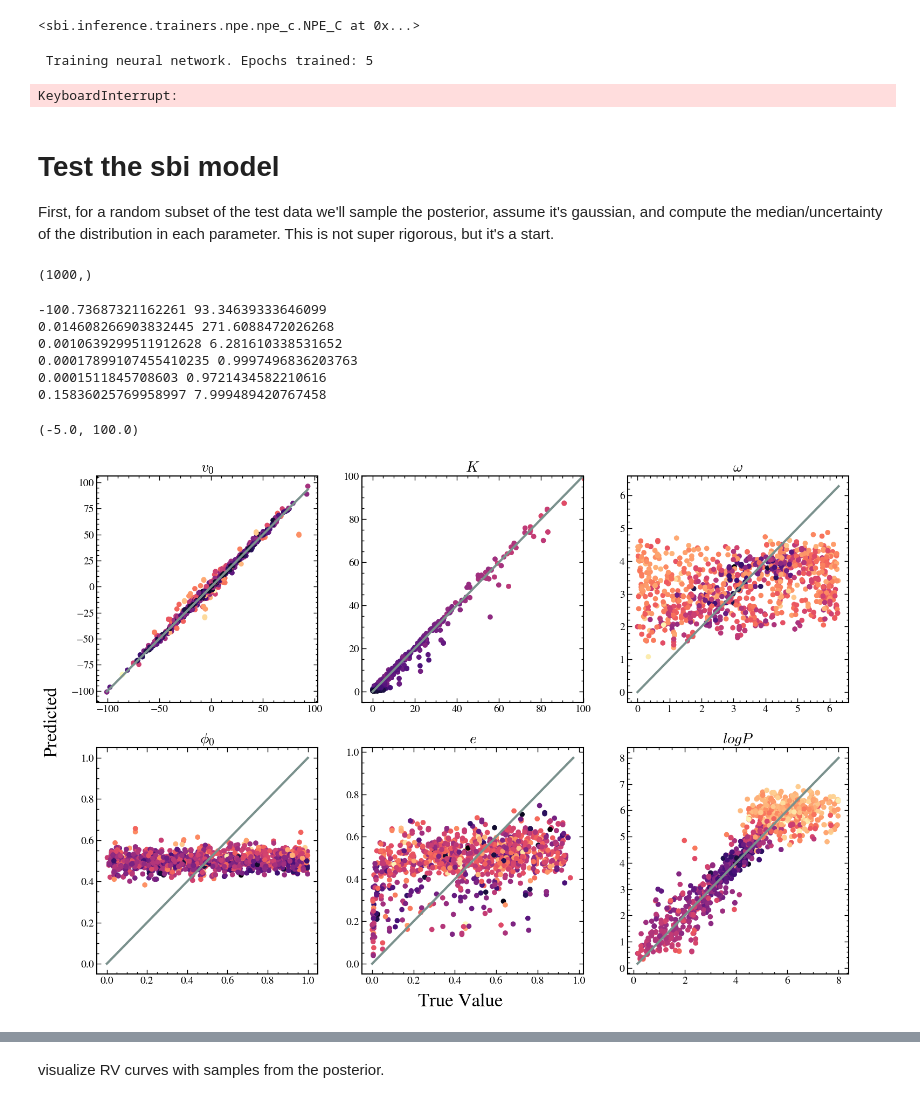
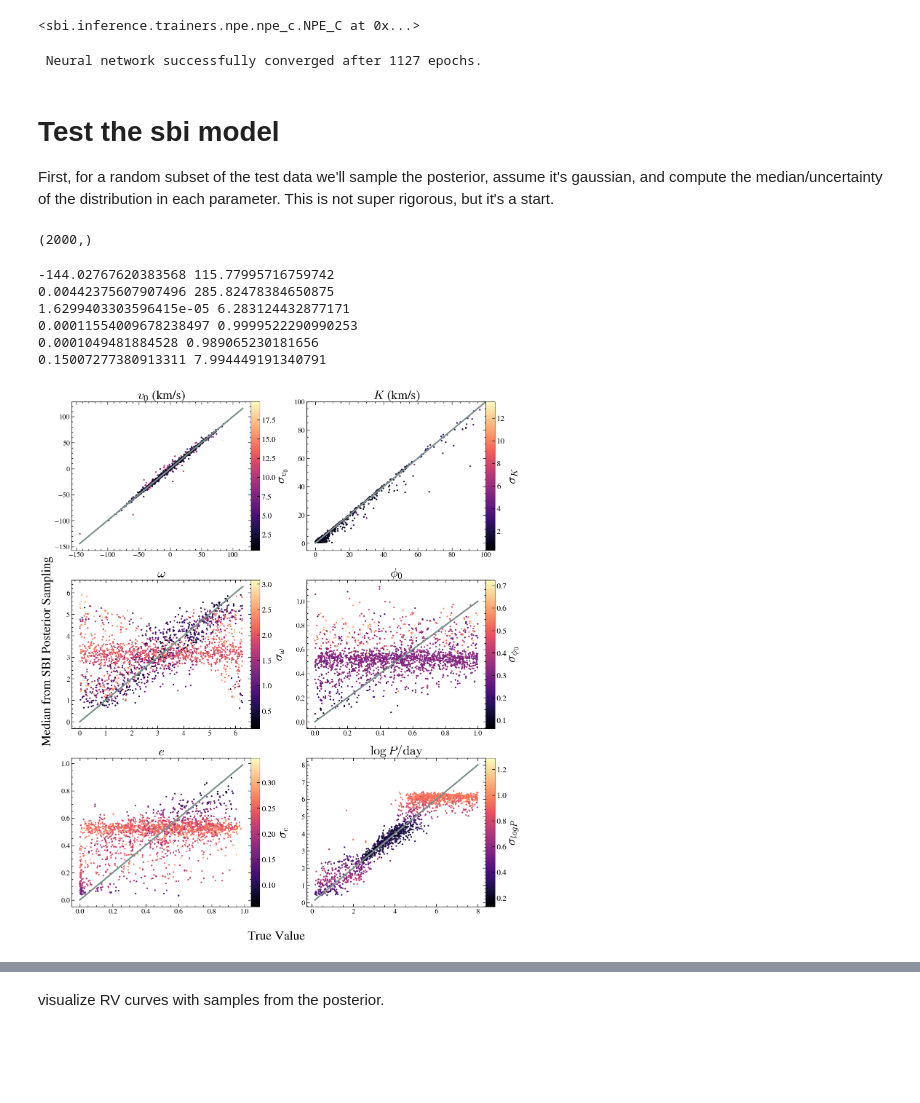
Before and after one commit to anya-m-phillips/ANKLES, a Jupyter notebook: train_sbi.ipynb, the cells around one changed output, grey strips where cells are left out. Cells and saved outputs as stored; diff of their text form; code cells hidden in the pictures; blank space fills up the shorter version.

Commit message:
work on poster -- training an SBI model, making plots, etc etc

```diff
--- a/train_sbi.ipynb
+++ b/train_sbi.ipynb
@@ -8,6 +8,7 @@ import matplotlib as mpl
 import matplotlib.cm as cm
 import matplotlib.colors as mcolors
 
+from mpl_toolkits.axes_grid1 import make_axes_locatable
 
 import scipy.stats as stats
 from torch.distributions import Distribution
@@ -50,7 +51,7 @@ def make_plot_nice(ax):
     ax.tick_params(direction='in',axis='both',which='major',length=6,width=1,labelsize=14)
     ax.minorticks_on()
     for axis in ['top','bottom','left','right']:
-        ax.spines[axis].set_linewidth(1.5)
+        ax.spines[axis].set_linewidth(1.)
 
     return
 
@@ -89,7 +90,7 @@ labels_all = np.hstack([labels_all[:,:-1], logPs])
 ### downselect
 # Create a local random generator with a fixed seed
 rng = np.random.default_rng(seed=42)
-N=int(1e5)
+N=int(5e4)
 data_sel = rng.integers(0, len(features_all), size=N)
 features=features_all[data_sel]
 labels=labels_all[data_sel]
@@ -216,10 +217,9 @@ anpe.append_simulations(torch.as_tensor(y_train_numpy.astype(np.float32)), # "th
 <sbi.inference.trainers.npe.npe_c.NPE_C at 0x...>
 # %%
 # create the estimator (train)
-p_x_y_estimator = anpe.train(max_num_epochs=1000, stop_after_epochs=100)
+p_x_y_estimator = anpe.train(max_num_epochs=3000, stop_after_epochs=100)
 # %% [output]
- Training neural network. Epochs trained: 5
+ Neural network successfully converged after 1127 epochs.
-KeyboardInterrupt:
 # %%
 hatp_x_y = anpe.build_posterior(p_x_y_estimator)
 # %%
@@ -234,10 +235,10 @@ hatp_x_y = anpe.build_posterior(p_x_y_estimator)
 
 First, for a random subset of the test data we'll sample the posterior, assume it's gaussian, and compute the median/uncertainty of the distribution in each parameter. This is not super rigorous, but it's a start.
 # %%
-random_tests = np.random.randint(low=0, high=len(y_test_numpy), size=1000)
+random_tests = np.random.randint(low=0, high=len(y_test_numpy), size=2000)
 random_tests.shape
 # %% [output]
-(1000,)
+(2000,)
 # %%
 y_test = y_test_numpy[random_tests]
 X_test = X_test_numpy[random_tests]
@@ -265,45 +266,53 @@ unc_samples = np.array(unc_samples)
 # %%
 X_unnormed = X_test_unnorm[random_tests]
 y_unnormed = y_test_unnorm[random_tests]#[:,pick_index]
-fig, [[ax1,ax2,ax3],[ax4,ax5,ax6]] = plt.subplots(2,3, figsize=[18,12])
+# fig, [[ax1,ax2,ax3],[ax4,ax5,ax6]] = plt.subplots(2,3, figsize=[20,12])
+fig, [[ax1,ax2],[ax3,ax4],[ax5,ax6]] = plt.subplots(3,2, figsize=[15,18])
+plt.subplots_adjust(wspace=.25)
 ax_list = [ax1,ax2,ax3,ax4,ax5,ax6]
-param_names = [r"$v_0$", r"$K$", r'$\omega$', r'$\phi_0$', r'$e$', r'$logP$']
+param_names = [r"$v_0$ (km/s)", r"$K$ (km/s)", r'$\omega$', r'$\phi_0$', r'$e$', r'$\log{P/\rm{day}}$']
+param_names_latex = ["v_0", "K", '\omega', '\phi_0', 'e', 'logP']
+
+plot='cmap' # 'errbar' or 'cmap'
+
 for i in range(med_samples.shape[1]):
     ax = ax_list[i]
     # if i==2 or i==3 or i==4 or i==5:
-    # ax.errorbar(y_unnormed[:,i], med_samples[:,i], yerr=unc_samples[:,i], marker='o', capsize=3, ls='',
-    #             markersize=5,zorder=0, c='#99C2A2',rasterized=True)
-    # if i!=5:
-    ax.scatter(y_unnormed[:,i], med_samples[:,i], c=np.log10(unc_samples[:,i]), cmap='magma')
-    # if i==5:
-    #     ax.scatter(10**y_unnormed[:,i], 10**med_samples[:,i], c=np.log10(unc_samples[:,i]), cmap='magma')
-    #     ax.set_xlim(-5, 20)
-    #     ax.set_ylim(-5, 20)
+    if plot=='errbar':
+        ax.errorbar(y_unnormed[:,i], med_samples[:,i], yerr=unc_samples[:,i], marker='o', capsize=3, ls='',
+                     markersize=5,zorder=0, c='#99C2A2',rasterized=True)
+
+    if plot=='cmap':
+        ob = ax.scatter(y_unnormed[:,i], med_samples[:,i], s=5, c=unc_samples[:,i], cmap='magma')
+        divider = make_axes_locatable(ax)
+        cax = divider.append_axes("right", size="5%", pad=0)
+        cbar = fig.colorbar(ob, cax=cax, orientation='vertical')
+        cbar.set_label(r'$\sigma_{%s}$'%param_names_latex[i], fontsize=25)
 
     mi = min(y_test_unnorm[:,i])
     ma = max(y_test_unnorm[:,i])
     print(mi, ma)
     ax.plot([mi,ma],[mi,ma], c='#7A918D', linewidth=3)
-    ax.set_title(param_names[i], fontsize=20)
+    ax.set_title(param_names[i], fontsize=25)
     make_plot_nice(ax)
 
 
 
 fig.text(0.5, 0.06, "True Value", ha='center', fontsize=25)
-fig.text(0.07, 0.5, "Predicted", rotation='vertical', va='center', fontsize=25)
+fig.text(0.07, 0.5, "Median from SBI Posterior Sampling", rotation='vertical', va='center', fontsize=25)
 # ax6.set_xscale('log')
 # ax6.set_yscale('log')
 ax2.set_xlim(-5, 100)
 ax2.set_ylim(-5, 100)
+plt.savefig("plots/sbi_performance_predvstrue.pdf", dpi=300, bbox_inches="tight")
 # %% [output]
--100.73687321162261 93.34639333646099
-0.014608266903832445 271.6088472026268
-0.0010639299511912628 6.281610338531652
-0.00017899107455410235 0.9997496836203763
-0.0001511845708603 0.9721434582210616
-0.15836025769958997 7.999489420767458
+-144.02767620383568 115.77995716759742
+0.00442375607907496 285.82478384650875
+1.6299403303596415e-05 6.283124432877171
+0.00011554009678238497 0.9999522290990253
+0.0001049481884528 0.989065230181656
+0.15007277380913311 7.994449191340791
-(-5.0, 100.0)
-[figure, old version]
+[figure, new version]
 # %%
 # an example corner plot?
 # Pick an index
```
Also changed, not shown: parts of 3 cells of this notebook, 19 other files.
